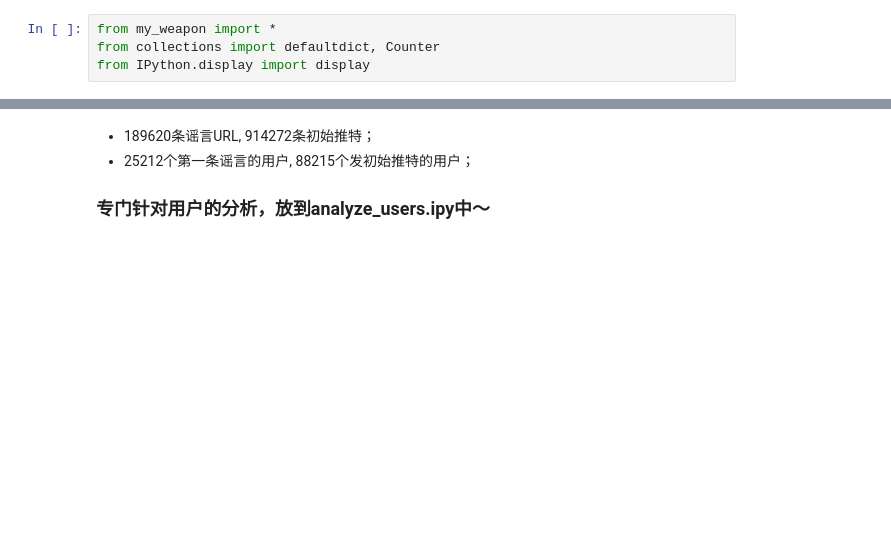
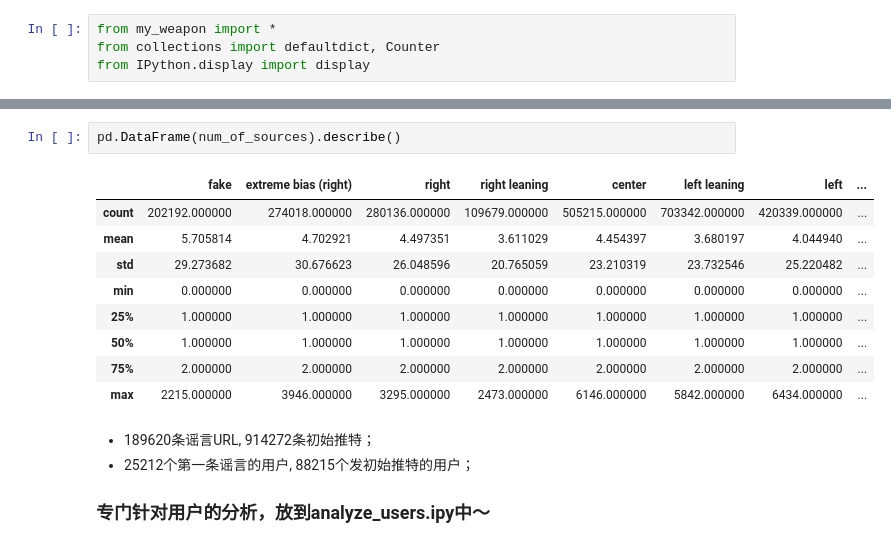
Before and after one commit to kayzhou/fake_news_during_election, a Jupyter notebook: all_tweets.ipynb, the cells around one changed output, grey strips where cells are left out. Saved outputs shown, nothing was run; the diff lists cells and outputs as text; blank space fills up the shorter version.

```diff
--- a/all_tweets.ipynb
+++ b/all_tweets.ipynb
@@ -72,3 +166,15 @@ plt.close()
+# %%
+pd.DataFrame(num_of_sources).describe()
+# %% [output]
+|  | fake | extreme bias (right) | right | right leaning | center | left leaning | left | ... |
+| count | 202192.000000 | 274018.000000 | 280136.000000 | 109679.000000 | 505215.000000 | 703342.000000 | 420339.000000 | ... |
+| mean | 5.705814 | 4.702921 | 4.497351 | 3.611029 | 4.454397 | 3.680197 | 4.044940 | ... |
+| std | 29.273682 | 30.676623 | 26.048596 | 20.765059 | 23.210319 | 23.732546 | 25.220482 | ... |
+| min | 0.000000 | 0.000000 | 0.000000 | 0.000000 | 0.000000 | 0.000000 | 0.000000 | ... |
+| 25% | 1.000000 | 1.000000 | 1.000000 | 1.000000 | 1.000000 | 1.000000 | 1.000000 | ... |
+| 50% | 1.000000 | 1.000000 | 1.000000 | 1.000000 | 1.000000 | 1.000000 | 1.000000 | ... |
+| 75% | 2.000000 | 2.000000 | 2.000000 | 2.000000 | 2.000000 | 2.000000 | 2.000000 | ... |
+| max | 2215.000000 | 3946.000000 | 3295.000000 | 2473.000000 | 6146.000000 | 5842.000000 | 6434.000000 | ... |
 # %% [markdown]
 - 189620条谣言URL, 914272条初始推特；
 - 25212个第一条谣言的用户, 88215个发初始推特的用户；
```
Also changed, not shown: parts of 5 cells of this notebook, 1 other file.
